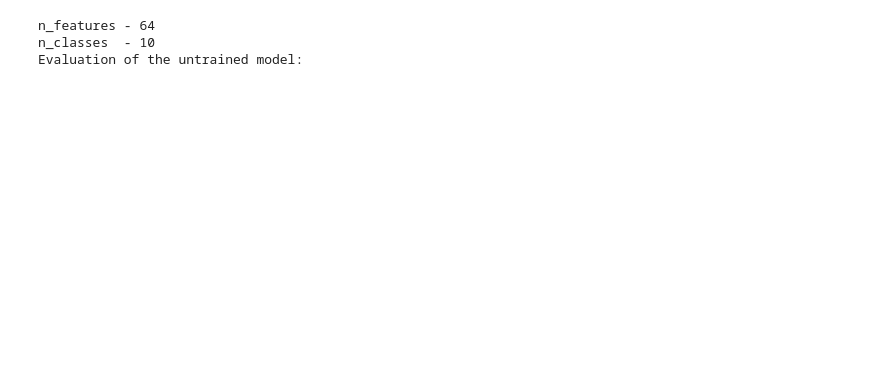
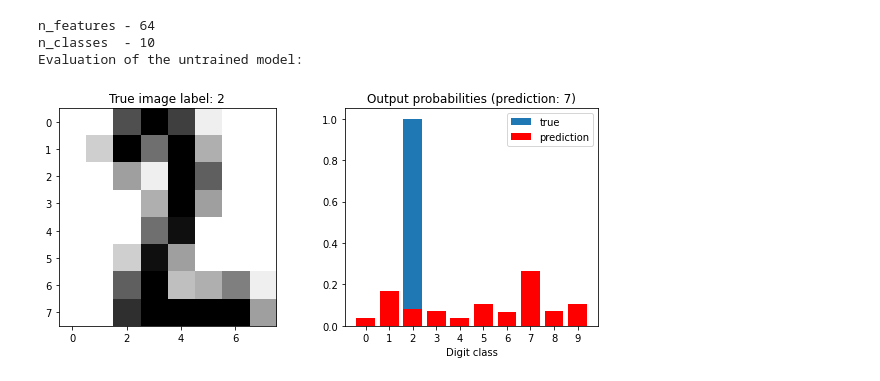
Before and after one commit to mm-ten/reinforcer, a Jupyter notebook: backpropagation_numpy.ipynb, the cells around one changed output. Drawn from its saved outputs; the diff is of its cells as text; code cells hidden in the pictures; blank space fills up the shorter version.

```diff
--- a/backpropagation_numpy.ipynb
+++ b/backpropagation_numpy.ipynb
@@ -45,6 +45,7 @@ for i in range(0,10):
 [figure]
 [figure]
 # %%
+from sklearn import preprocessing
 from sklearn.model_selection import train_test_split
 
 # cast digits.data/digits.target ndarray from float64/int64 to float32/int32
@@ -62,6 +63,11 @@ print(target.dtype)
 
 X_train, X_test, y_train, y_test = train_test_split(data, target, test_size=0.15, random_state=37)
 
+# IMAGE_PREPROCESSING
+# mean = 0 ; standard deviation = 1.0
+scaler  = preprocessing.StandardScaler()
+X_train = scaler.fit_transform(X_train)
+X_test  = scaler.transform(X_test)
 
 print("--------------------------------------")
 print(X_train.shape)
@@ -331,0 +381,30 @@ Evaluation of the untrained model:
+# %%
+
+
+
+def plot_prediction(p_model, p_sample_idx=0, p_classes=range(10)):
+    fig, (ax0, ax1) = plt.subplots(nrows=1, ncols=2, figsize=(10, 4))
+
+    ax0.imshow(scaler.inverse_transform(X_test[p_sample_idx]).reshape(8, 8),
+        cmap          = plt.cm.gray_r,
+        interpolation = 'nearest')
+    ax0.set_title("True image label: %d" % y_test[p_sample_idx]);
+
+
+    ax1.bar(p_classes, one_hot(len(p_classes), y_test[p_sample_idx]), label='true')
+
+    ax1.bar(p_classes, mod__forward_pass(X_test[p_sample_idx], p_model), label='prediction', color="red")
+
+    ax1.set_xticks(p_classes)
+
+    # PREDICT
+    prediction = mod__predict(X_test[p_sample_idx], p_model)
+
+    ax1.set_title('Output probabilities (prediction: %d)' % prediction)
+
+    ax1.set_xlabel('Digit class')
+    ax1.legend()
+
+plot_prediction(model, sample_idx=0)
+# %% [output]
+[figure, added]
```
Also changed, not shown: parts of 8 cells of this notebook.
